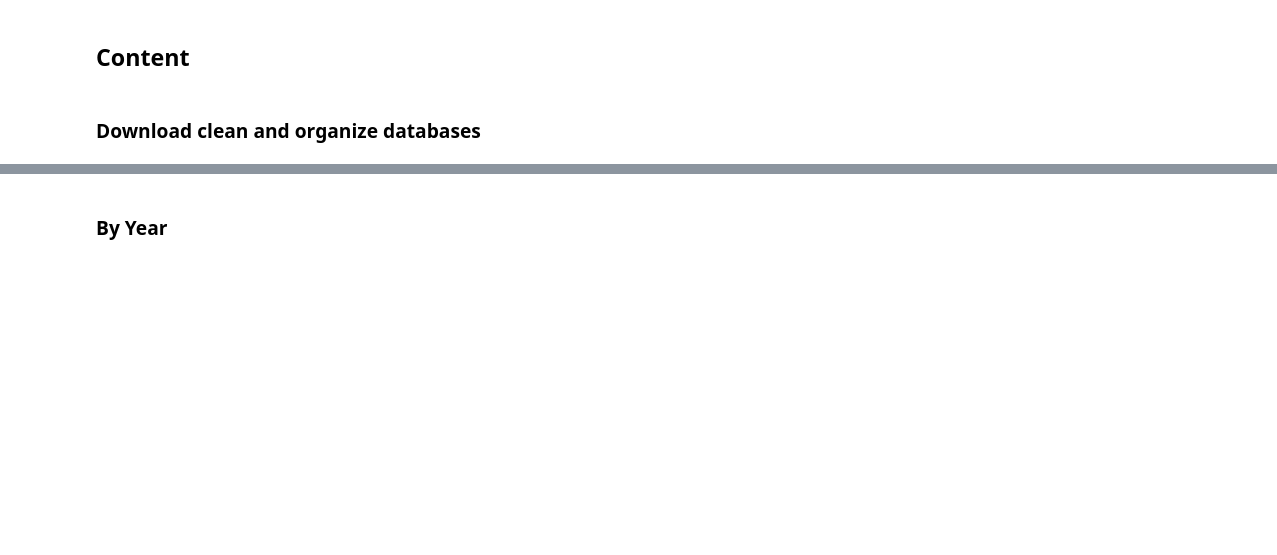
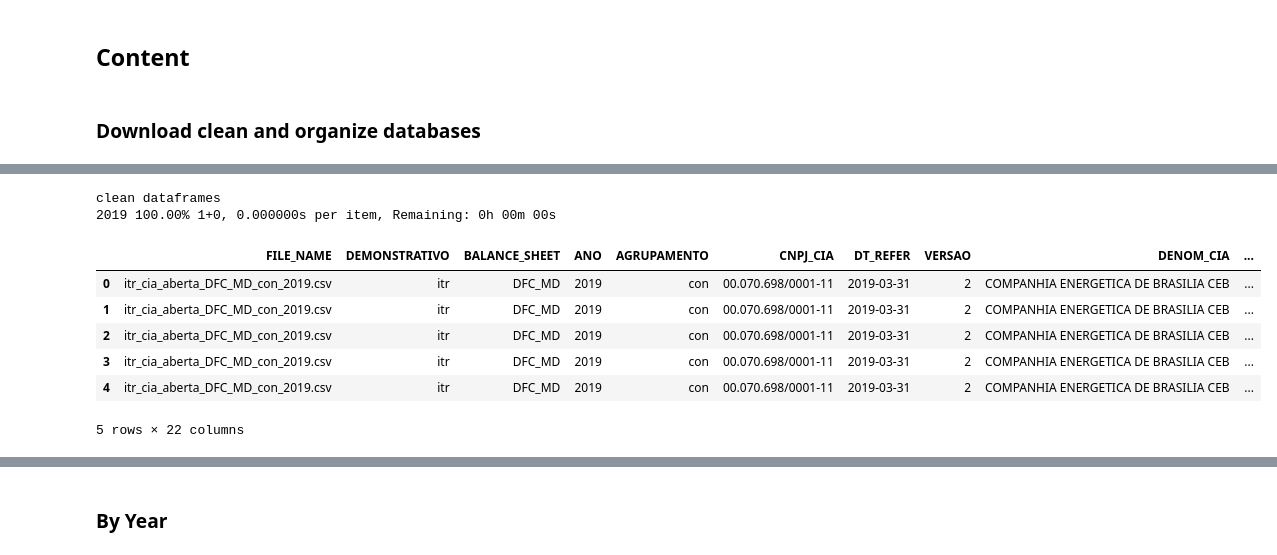
Before and after one commit to faustostangler/DSH, a Jupyter notebook: read_cvm.ipynb, the cells around one changed output, grey strips where cells are left out. Cells and saved outputs as stored; diff of their text form; code cells hidden in the pictures; blank space fills up the shorter version.

```diff
--- a/read_cvm.ipynb
+++ b/read_cvm.ipynb
@@ -476,0 +567,5 @@ def get_companies_by_str_port(df):
+# %%
+demo_cvm = load_pkl('demo_cvm')
+# %%
+demo_cvm_existing = create_demo_file()
+len(demo_cvm_existing)
@@ -476,0 +588,26 @@ def get_companies_by_str_port(df):
+# %%
+key_columns = ['CNPJ_CIA', 'CD_CONTA', 'DT_REFER', 'ANO', 'AGRUPAMENTO']
+year = 2019
+df1 = demo_cvm_existing[year]
+df2 = demo_cvm[year]
+# %%
+start_time = time.time()
+temp = dict()
+temp[2019] = df2
+temp = clean_dataframes(temp)
+df2 = temp[2019]
+# %% [output]
+clean dataframes
+2019 100.00% 1+0, 0.000000s per item, Remaining: 0h 00m 00s
+# %%
+df1_updated = df1[~df1.set_index(key_columns).index.isin(df2.set_index(key_columns).index)]
+final_df = pd.concat([df1_updated, df2], ignore_index=True)
+final_df.head()
+# %% [output]
+|  | FILE_NAME | DEMONSTRATIVO | BALANCE_SHEET | ANO | AGRUPAMENTO | CNPJ_CIA | DT_REFER | VERSAO | DENOM_CIA | ... |
+| 0 | itr_cia_aberta_DFC_MD_con_2019.csv | itr | DFC_MD | 2019 | con | 00.070.698/0001-11 | 2019-03-31 | 2 | COMPANHIA ENERGETICA DE BRASILIA CEB | ... |
+| 1 | itr_cia_aberta_DFC_MD_con_2019.csv | itr | DFC_MD | 2019 | con | 00.070.698/0001-11 | 2019-03-31 | 2 | COMPANHIA ENERGETICA DE BRASILIA CEB | ... |
+| 2 | itr_cia_aberta_DFC_MD_con_2019.csv | itr | DFC_MD | 2019 | con | 00.070.698/0001-11 | 2019-03-31 | 2 | COMPANHIA ENERGETICA DE BRASILIA CEB | ... |
+| 3 | itr_cia_aberta_DFC_MD_con_2019.csv | itr | DFC_MD | 2019 | con | 00.070.698/0001-11 | 2019-03-31 | 2 | COMPANHIA ENERGETICA DE BRASILIA CEB | ... |
+| 4 | itr_cia_aberta_DFC_MD_con_2019.csv | itr | DFC_MD | 2019 | con | 00.070.698/0001-11 | 2019-03-31 | 2 | COMPANHIA ENERGETICA DE BRASILIA CEB | ... |
+5 rows × 22 columns
```
Also changed, not shown: parts of 13 cells of this notebook, 3 other files.
